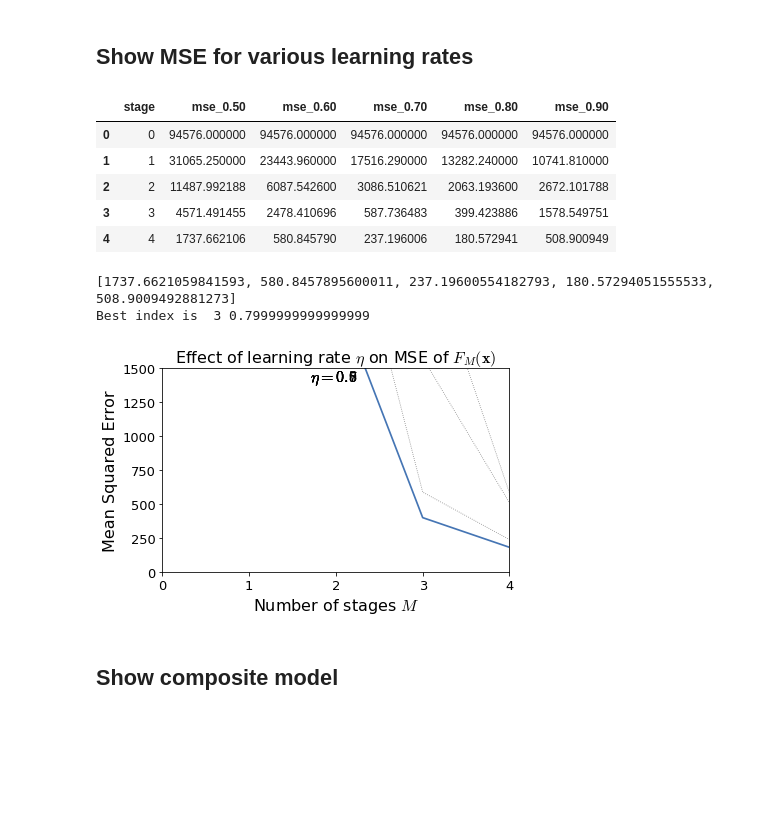
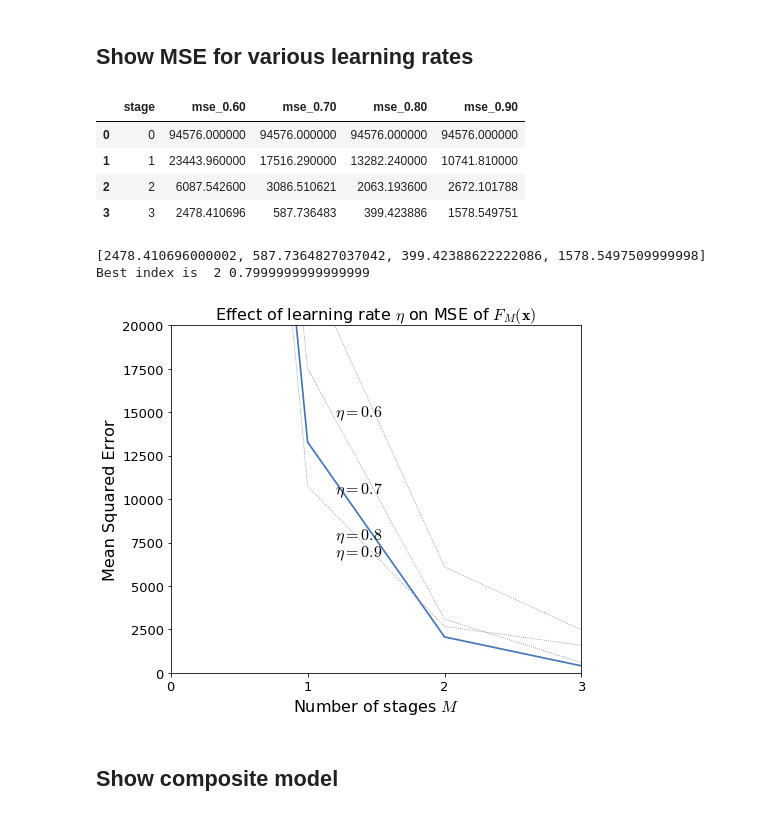
Before and after one commit to parrt/ml-articles, a Jupyter notebook: gradient-boosting/notebooks/dev-mse.ipynb, the cells around one changed output. Cells and saved outputs as stored; diff of their text form; code cells hidden in the pictures; blank space fills up the shorter version.

```diff
--- a/gradient-boosting/notebooks/dev-mse.ipynb
+++ b/gradient-boosting/notebooks/dev-mse.ipynb
@@ -125,11 +125,14 @@ df[['delta1','delta2','delta3']]
 # %% [markdown]
 ## Show MSE for various learning rates
 # %%
-M = 4
+M = 3
+
+max_eta = 1
+min_eta = .6
 
 df_mse = pd.DataFrame(data={"stage":range(M+1)})
 
-for eta in np.arange(.5, 1, .1):
+for eta in np.arange(min_eta, max_eta, .1):
     df = data() # fresh data
     gbm = l2boost(df, 'rent', eta, M)
 
@@ -137,19 +140,16 @@ for eta in np.arange(.5, 1, .1):
 
 df_mse
 # %% [output]
-|  | stage | mse_0.50 | mse_0.60 | mse_0.70 | mse_0.80 | mse_0.90 |
-| 0 | 0 | 94576.000000 | 94576.000000 | 94576.000000 | 94576.000000 | 94576.000000 |
-| 1 | 1 | 31065.250000 | 23443.960000 | 17516.290000 | 13282.240000 | 10741.810000 |
-| 2 | 2 | 11487.992188 | 6087.542600 | 3086.510621 | 2063.193600 | 2672.101788 |
-| 3 | 3 | 4571.491455 | 2478.410696 | 587.736483 | 399.423886 | 1578.549751 |
-| 4 | 4 | 1737.662106 | 580.845790 | 237.196006 | 180.572941 | 508.900949 |
+|  | stage | mse_0.60 | mse_0.70 | mse_0.80 | mse_0.90 |
+| 0 | 0 | 94576.000000 | 94576.000000 | 94576.000000 | 94576.000000 |
+| 1 | 1 | 23443.960000 | 17516.290000 | 13282.240000 | 10741.810000 |
+| 2 | 2 | 6087.542600 | 3086.510621 | 2063.193600 | 2672.101788 |
+| 3 | 3 | 2478.410696 | 587.736483 | 399.423886 | 1578.549751 |
 # %%
-fig, ax = plt.subplots(nrows=1, ncols=1, figsize=(6, 4), sharex=True)
+fig, ax = plt.subplots(nrows=1, ncols=1, figsize=(7, 6), sharex=True)
 
-maxy = 1500
+maxy = 20000
 
-max_eta = 1
-min_eta = .5
 mins = []
 for eta in np.arange(min_eta, max_eta, .1):
     mins.append( np.min(df_mse[f'mse_{eta:.2f}']) )
@@ -163,36 +163,36 @@ for eta in np.arange(min_eta, max_eta, .1):
     color = 'grey'
     lw = .8
     ls = ':'
     if i==min_eta_index:
         color = bookcolors['blue']
         lw = 1.7
         ls = '-'
     ax.plot(df_mse.stage,df_mse[f'mse_{eta:.2f}'],
             linewidth=lw,
             linestyle=ls,
             c=color)
     xloc = 1.2
     yloc = (df_mse[f'mse_{eta:.2f}'].values[1] + df_mse[f'mse_{eta:.2f}'].values[2])/2
     if yloc>maxy:
         yloc = maxy-100
         xloc +=  .5
     ax.text(xloc, yloc, f"$\\eta={eta:.1f}$",
             fontsize=16)
     i += 1
 
 plt.axis([0,M,0,maxy])
 
 ax.set_ylabel(r"Mean Squared Error", fontsize=16)
 ax.set_xlabel(r"Number of stages $M$", fontsize=16)
 ax.set_title(r'Effect of learning rate $\eta$ on MSE of $F_M({\bf x})$', fontsize=16)
 ax.set_xticks(range(0,M+1))
 
 plt.tight_layout()
 plt.show()
 # %% [output]
-[1737.6621059841593, 580.8457895600011, 237.19600554182793, 180.57294051555533, 508.9009492881273]
-Best index is  3 0.7999999999999999
+[2478.410696000002, 587.7364827037042, 399.42388622222086, 1578.5497509999998]
+Best index is  2 0.7999999999999999
-[figure, old version]
+[figure, new version]
 # %% [markdown]
 ## Show composite model
 # %%
```
Also changed, not shown: parts of 1 cell of this notebook, 4 other files.
